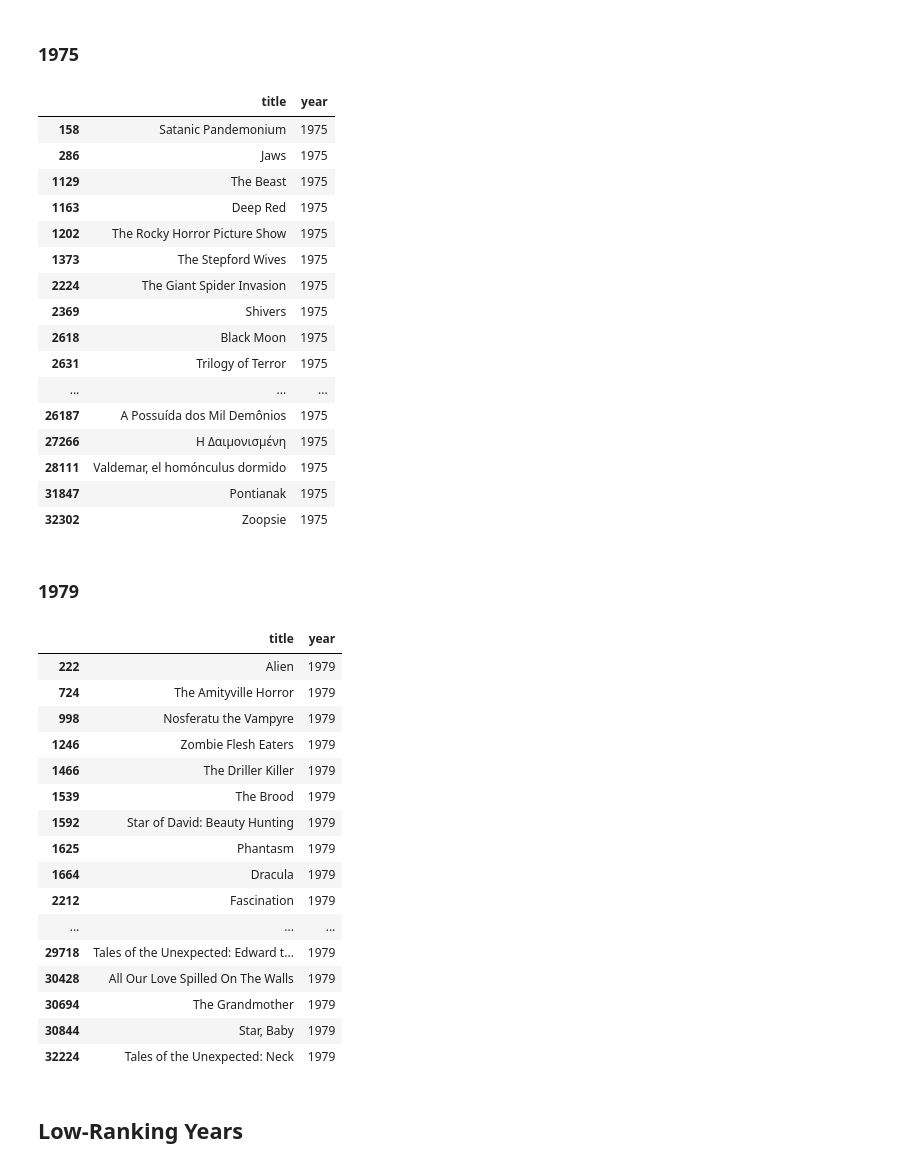
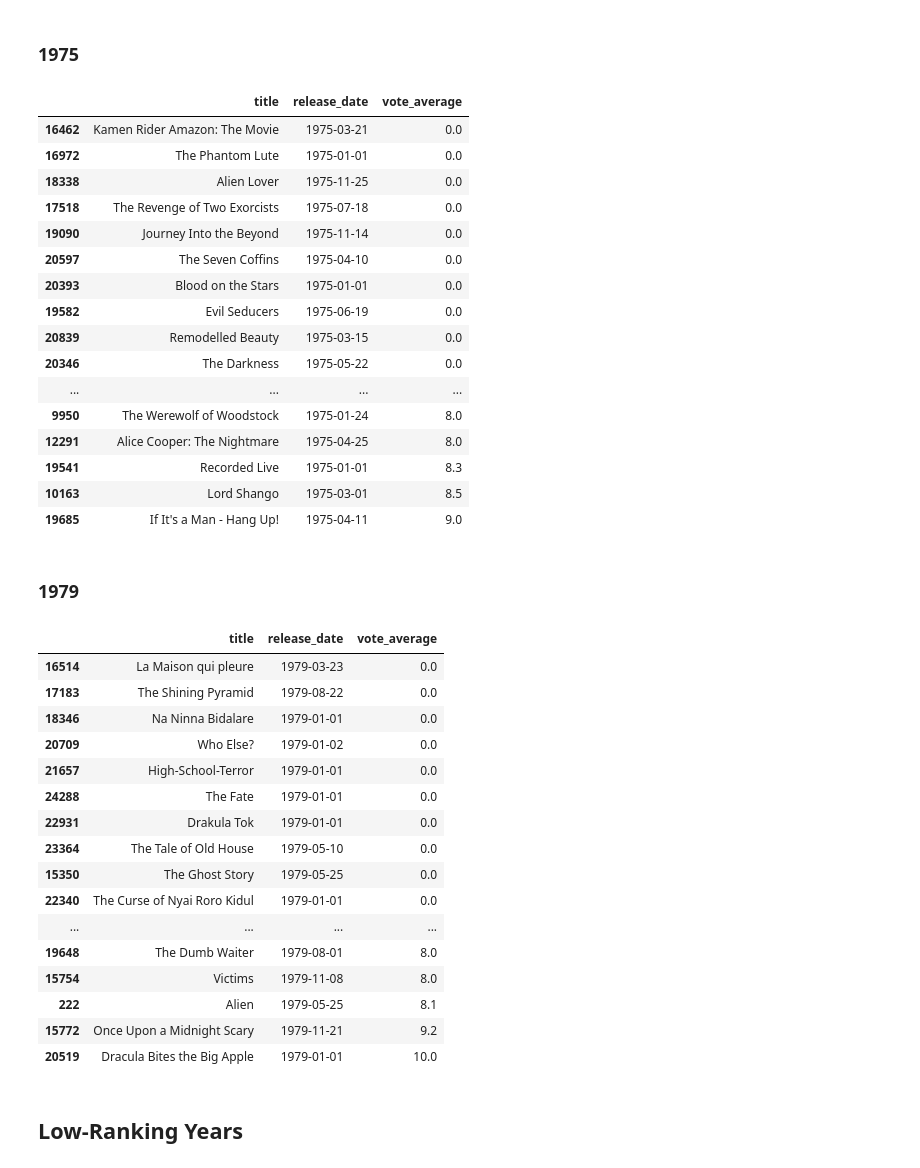
Before and after one commit to ashley-skidmore/horror_movie_playground, a Jupyter notebook: notebooks/horror_by_year.ipynb, the cells around one changed output. Saved outputs shown, nothing was run; the diff lists cells and outputs as text; code cells hidden in the pictures.

```diff
--- a/notebooks/horror_by_year.ipynb
+++ b/notebooks/horror_by_year.ipynb
@@ -469,6 +469,9 @@ high_years[['title', 'year']]
 # %%
 #Let's just display them separately then.
 
+#First, I need to change the pandas setting that controls how many rows display.
+pd.set_option('display.max_rows', None) #'display.max_rows" is the setting name and None sets no maximum
+
 movies_1968 = horror_movies[horror_movies['year'] == 1968]
-movies_1968[['title', 'year']]
+movies_1968[['title', 'release_date', 'vote_average']].sort_values(by='vote_average')
 # %% [output]
@@ -493,48 +496,48 @@ movies_1968[['title', 'year']]
 ### 1975
 # %%
 movies_1975 = horror_movies[horror_movies['year'] == 1975]
-movies_1975[['title', 'year']]
+movies_1975[['title', 'release_date', 'vote_average']].sort_values(by='vote_average')
 # %% [output]
-|  | title | year |
-| 158 | Satanic Pandemonium | 1975 |
-| 286 | Jaws | 1975 |
-| 1129 | The Beast | 1975 |
-| 1163 | Deep Red | 1975 |
-| 1202 | The Rocky Horror Picture Show | 1975 |
-| 1373 | The Stepford Wives | 1975 |
-| 2224 | The Giant Spider Invasion | 1975 |
-| 2369 | Shivers | 1975 |
-| 2618 | Black Moon | 1975 |
-| 2631 | Trilogy of Terror | 1975 |
-| ... | ... | ... |
-| 26187 | A Possuída dos Mil Demônios | 1975 |
-| 27266 | Η Δαιμονισμένη | 1975 |
-| 28111 | Valdemar, el homónculus dormido | 1975 |
-| 31847 | Pontianak | 1975 |
-| 32302 | Zoopsie | 1975 |
+|  | title | release_date | vote_average |
+| 16462 | Kamen Rider Amazon: The Movie | 1975-03-21 | 0.0 |
+| 16972 | The Phantom Lute | 1975-01-01 | 0.0 |
+| 18338 | Alien Lover | 1975-11-25 | 0.0 |
+| 17518 | The Revenge of Two Exorcists | 1975-07-18 | 0.0 |
+| 19090 | Journey Into the Beyond | 1975-11-14 | 0.0 |
+| 20597 | The Seven Coffins | 1975-04-10 | 0.0 |
+| 20393 | Blood on the Stars | 1975-01-01 | 0.0 |
+| 19582 | Evil Seducers | 1975-06-19 | 0.0 |
+| 20839 | Remodelled Beauty | 1975-03-15 | 0.0 |
+| 20346 | The Darkness | 1975-05-22 | 0.0 |
+| ... | ... | ... | ... |
+| 9950 | The Werewolf of Woodstock | 1975-01-24 | 8.0 |
+| 12291 | Alice Cooper: The Nightmare | 1975-04-25 | 8.0 |
+| 19541 | Recorded Live | 1975-01-01 | 8.3 |
+| 10163 | Lord Shango | 1975-03-01 | 8.5 |
+| 19685 | If It's a Man - Hang Up! | 1975-04-11 | 9.0 |
 # %% [markdown]
 ### 1979
 # %%
 movies_1979 = horror_movies[horror_movies['year'] == 1979]
-movies_1979[['title', 'year']]
+movies_1979[['title', 'release_date', 'vote_average']].sort_values(by='vote_average')
 # %% [output]
-|  | title | year |
-| 222 | Alien | 1979 |
-| 724 | The Amityville Horror | 1979 |
-| 998 | Nosferatu the Vampyre | 1979 |
-| 1246 | Zombie Flesh Eaters | 1979 |
-| 1466 | The Driller Killer | 1979 |
-| 1539 | The Brood | 1979 |
-| 1592 | Star of David: Beauty Hunting | 1979 |
-| 1625 | Phantasm | 1979 |
-| 1664 | Dracula | 1979 |
-| 2212 | Fascination | 1979 |
-| ... | ... | ... |
-| 29718 | Tales of the Unexpected: Edward t... | 1979 |
-| 30428 | All Our Love Spilled On The Walls | 1979 |
-| 30694 | The Grandmother | 1979 |
-| 30844 | Star, Baby | 1979 |
-| 32224 | Tales of the Unexpected: Neck | 1979 |
+|  | title | release_date | vote_average |
+| 16514 | La Maison qui pleure | 1979-03-23 | 0.0 |
+| 17183 | The Shining Pyramid | 1979-08-22 | 0.0 |
+| 18346 | Na Ninna Bidalare | 1979-01-01 | 0.0 |
+| 20709 | Who Else? | 1979-01-02 | 0.0 |
+| 21657 | High-School-Terror | 1979-01-01 | 0.0 |
+| 24288 | The Fate | 1979-01-01 | 0.0 |
+| 22931 | Drakula Tok | 1979-01-01 | 0.0 |
+| 23364 | The Tale of Old House | 1979-05-10 | 0.0 |
+| 15350 | The Ghost Story | 1979-05-25 | 0.0 |
+| 22340 | The Curse of Nyai Roro Kidul | 1979-01-01 | 0.0 |
+| ... | ... | ... | ... |
+| 19648 | The Dumb Waiter | 1979-08-01 | 8.0 |
+| 15754 | Victims | 1979-11-08 | 8.0 |
+| 222 | Alien | 1979-05-25 | 8.1 |
+| 15772 | Once Upon a Midnight Scary | 1979-11-21 | 9.2 |
+| 20519 | Dracula Bites the Big Apple | 1979-01-01 | 10.0 |
 # %% [markdown]
 ## Low-Ranking Years
 # %% [markdown]
```
Also changed, not shown: parts of 4 cells of this notebook.
